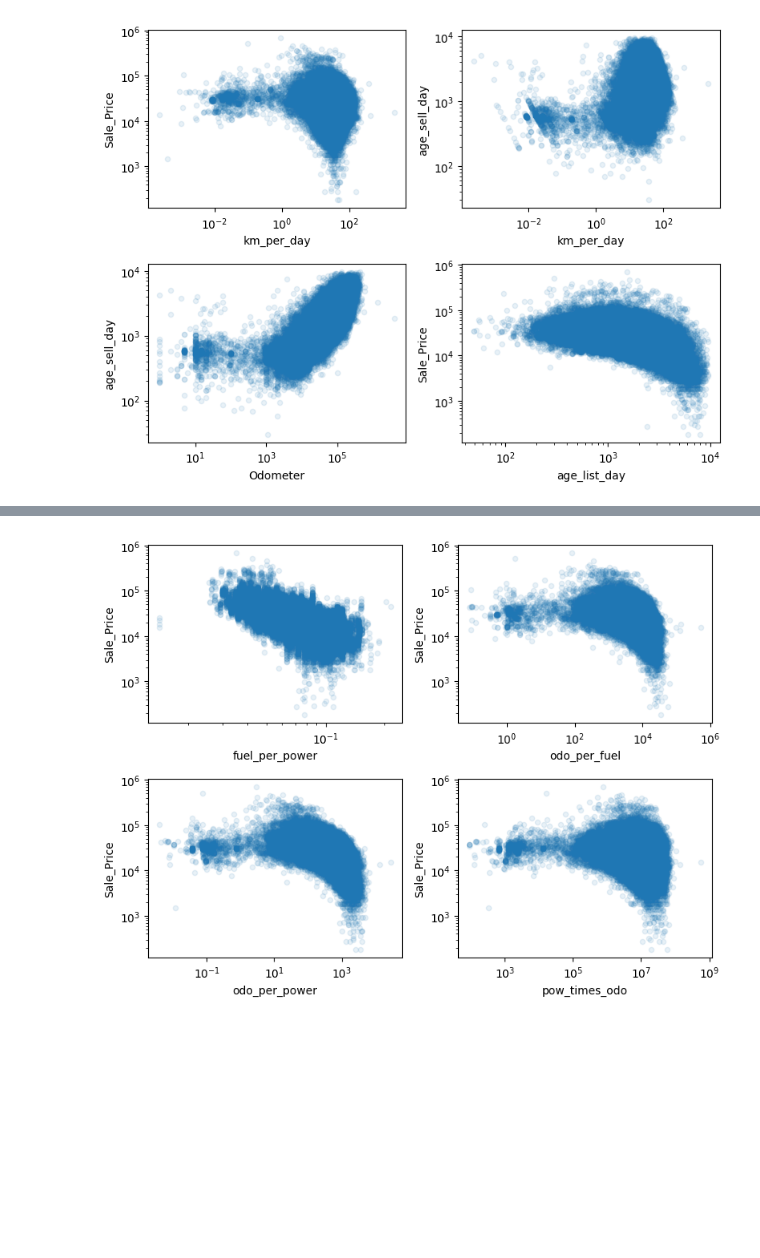
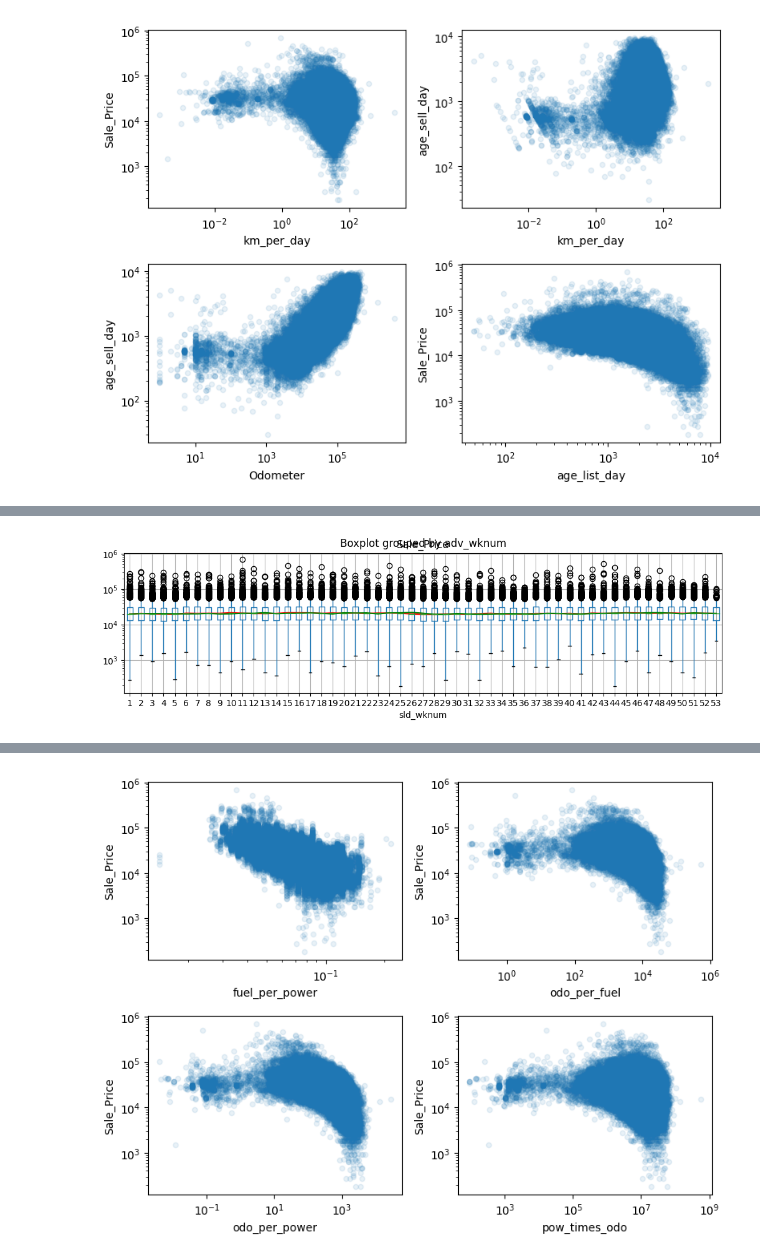
Before and after one commit to bibinmjose/auto-sale-pred, a Jupyter notebook: eda.ipynb, the cells around one changed output, grey strips where cells are left out. Drawn from its saved outputs; the diff is of its cells as text; code cells hidden in the pictures; blank space fills up the shorter version.

```diff
--- a/eda.ipynb
+++ b/eda.ipynb
@@ -317,0 +328,8 @@ plt.show()
+# %%
+ax = sale_table.boxplot(column='Sale_Price', by=['adv_wknum'], figsize=(12,3)) #.boxplot.scatter(y='Sale_Price',x='sld_wknum',logy=True,alpha=0.1, ax=ax[0])
+sale_table.groupby(['adv_wknum'])['Sale_Price'].median().plot(ax=ax,color='r', grid=True, logy=True)
+sale_table.groupby(['sld_wknum'])['Sale_Price'].median().plot(ax=ax,color='g', grid=True, logy=True)
+
+plt.show()
+# %% [output]
+[figure, added]
```
Also changed, not shown: parts of 18 cells of this notebook.
